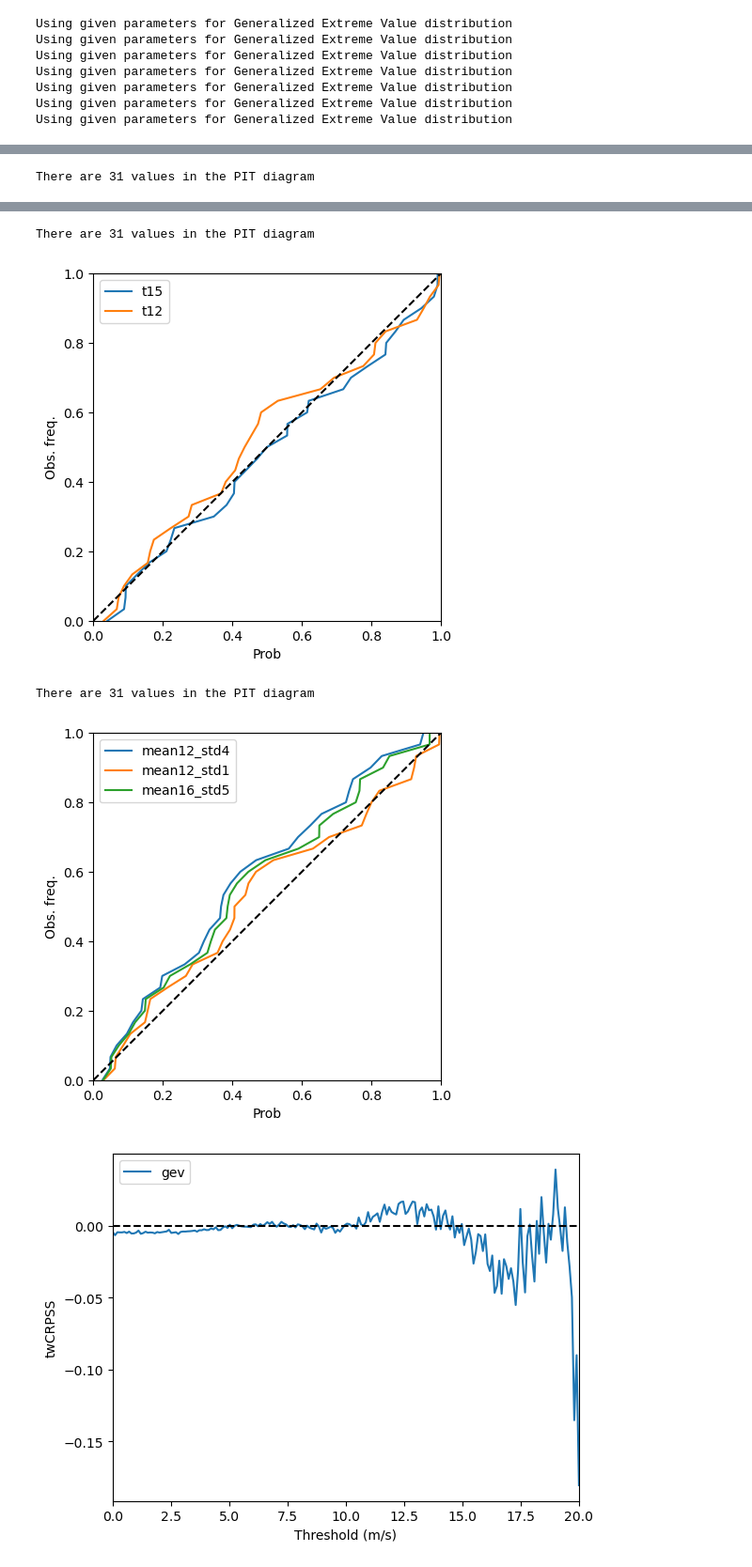
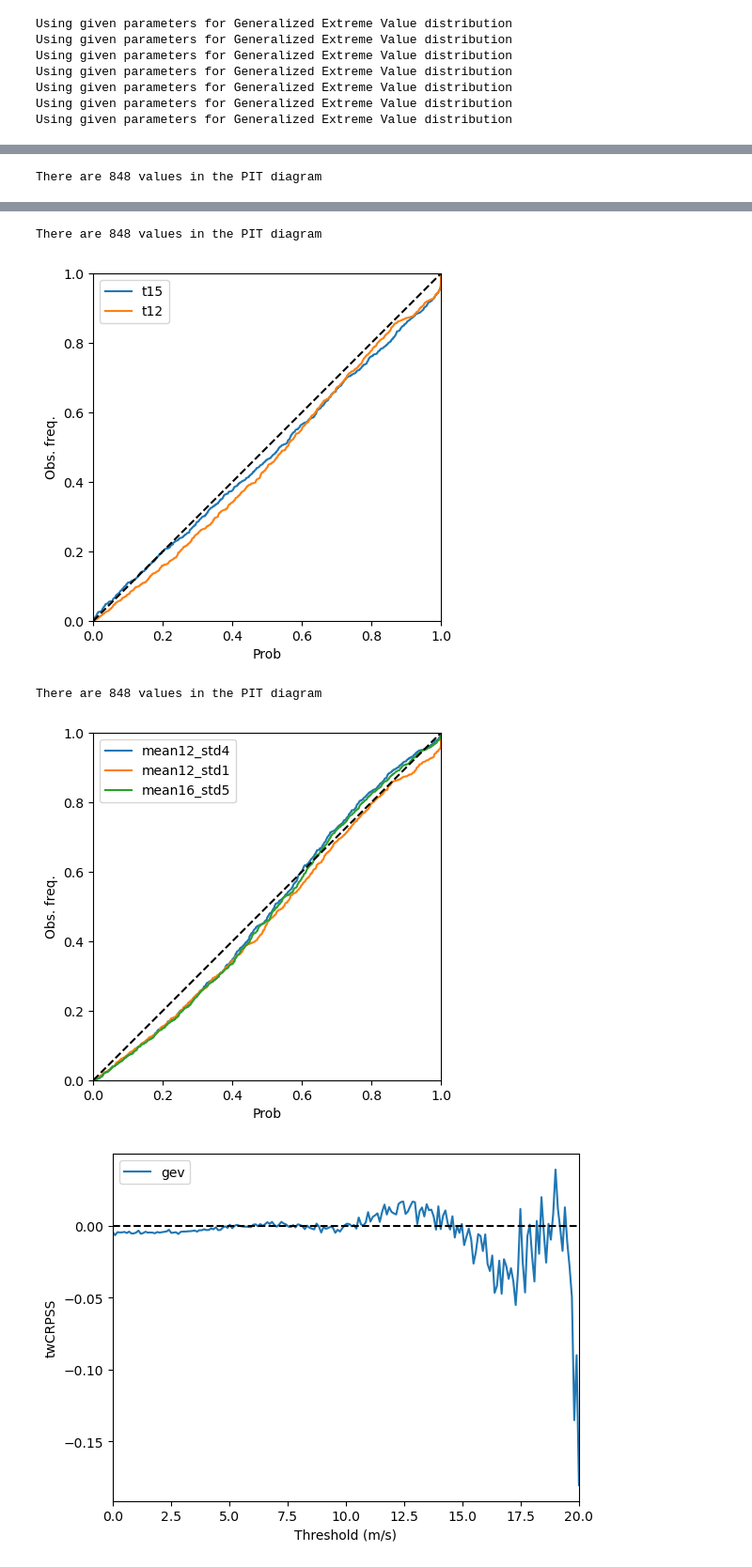
Before and after one commit to SimonHakvoort/thesiscode, a Jupyter notebook: src/emos_results/gev.ipynb, the cells around one changed output, grey strips where cells are left out. Shown: that part at 94% size. Cells and saved outputs as stored; diff of their text form; code cells hidden in the pictures.

```diff
--- a/src/emos_results/gev.ipynb
+++ b/src/emos_results/gev.ipynb
@@ -105,7 +105,7 @@ mean16_std5 CRPS:  0.9054509
 # %%
-t = 17
+t = 10
 make_cpit_diagram_emos(gev_models, X_test, y_test, variances_test, t=t, base_model=base_model)
 make_cpit_diagram_emos(t_models, X_test, y_test, variances_test, t=t)
 make_cpit_diagram_emos(cdf_models, X_test, y_test, variances_test, t=t)
 # %% [output]
-There are 31 values in the PIT diagram
+There are 848 values in the PIT diagram
@@ -113,7 +113,7 @@ There are 31 values in the PIT diagram
-There are 31 values in the PIT diagram
+There are 848 values in the PIT diagram
-[figure, old version]
+[figure, new version]
-There are 31 values in the PIT diagram
+There are 848 values in the PIT diagram
-[figure, old version]
+[figure, new version]
 # %%
 x_values = np.linspace(0, 20, 200)
 make_twcrpss_plot(base_model, gev_models, X_test, y_test, variances_test, x_values, sample_size=1000)
```
Also changed, not shown: parts of 3 cells of this notebook, 5 other files.
